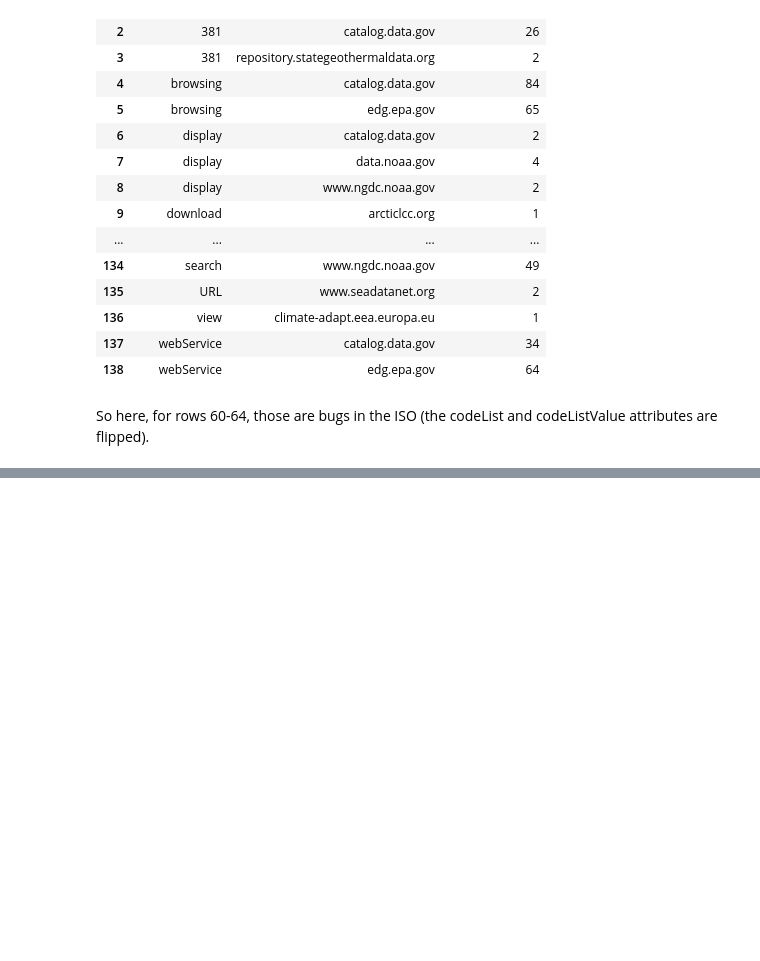
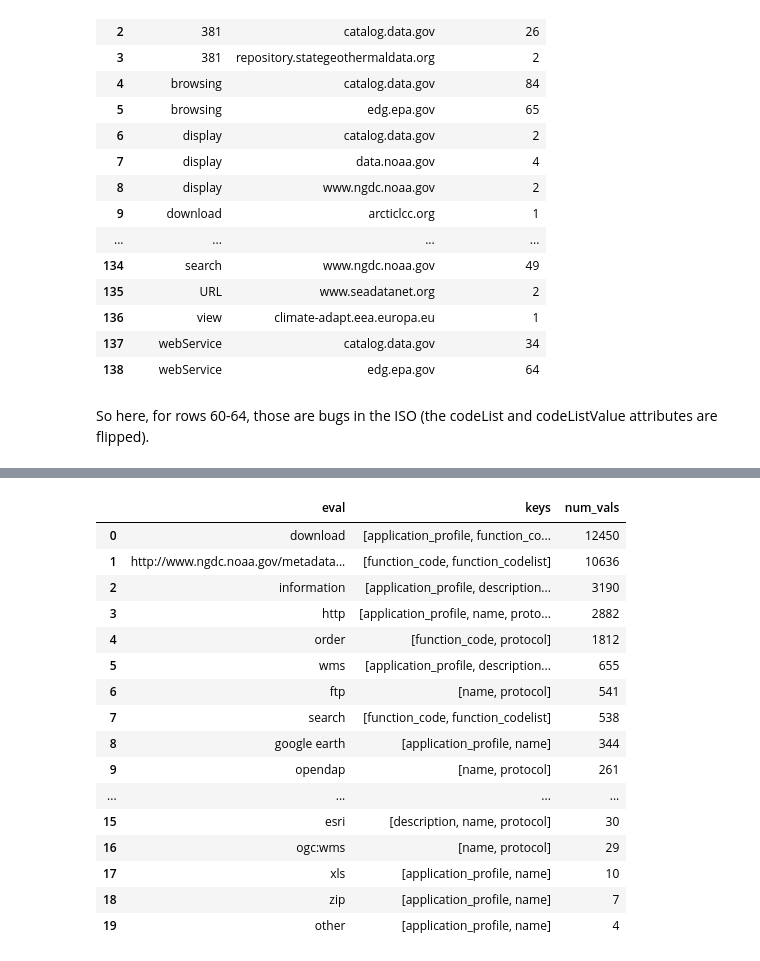
Before and after one commit to b-cube/Response-Identification-Info, a Jupyter notebook: notebooks/Analysis - ISO Specific Details.ipynb, the cells around one changed output, grey strips where cells are left out. Saved outputs shown, nothing was run; the diff lists cells and outputs as text; code cells hidden in the pictures; blank space fills up the shorter version.

Commit message:
coreferenced strings
safe to say, we don’t characterize our urls well.

```diff
--- a/notebooks/Analysis - ISO Specific Details.ipynb
+++ b/notebooks/Analysis - ISO Specific Details.ipynb
@@ -710,0 +758,39 @@ So here, for rows 60-64, those are bugs in the ISO (the codeList and codeListVal
+# %%
+# which values (all lower-case) can be found in multiple elements
+# note: not necessarily in one parent ci_onlineresource, more as
+# which bits of string are used for different values?
+
+sql = """
+with j as (
+	select response_id, id, lower(element_value) as eval, element_key
+	from iso_onlineresources
+	where tags ilike '%%/distributionInfo%%'
+)
+select j.eval, array_agg(distinct j.element_key) as keys, count(j.id) as num_vals
+from j
+group by j.eval
+having array_length(array_agg(distinct j.element_key), 1) > 1
+    and array_agg(distinct j.element_key)::text[] <> ARRAY['description', 'name']
+order by num_vals DESC;
+"""
+df = pd.read_sql(sql, engine)
+with pd.option_context('display.max_colwidth', 1000):
+    display(df)
+# %% [output]
+|  | eval | keys | num_vals |
+| 0 | download | [application_profile, function_co... | 12450 |
+| 1 | http://www.ngdc.noaa.gov/metadata... | [function_code, function_codelist] | 10636 |
+| 2 | information | [application_profile, description... | 3190 |
+| 3 | http | [application_profile, name, proto... | 2882 |
+| 4 | order | [function_code, protocol] | 1812 |
+| 5 | wms | [application_profile, description... | 655 |
+| 6 | ftp | [name, protocol] | 541 |
+| 7 | search | [function_code, function_codelist] | 538 |
+| 8 | google earth | [application_profile, name] | 344 |
+| 9 | opendap | [name, protocol] | 261 |
+| ... | ... | ... | ... |
+| 15 | esri | [description, name, protocol] | 30 |
+| 16 | ogc:wms | [name, protocol] | 29 |
+| 17 | xls | [application_profile, name] | 10 |
+| 18 | zip | [application_profile, name] | 7 |
+| 19 | other | [application_profile, name] | 4 |
```
Also changed, not shown: parts of 5 cells of this notebook, 1 other file.
